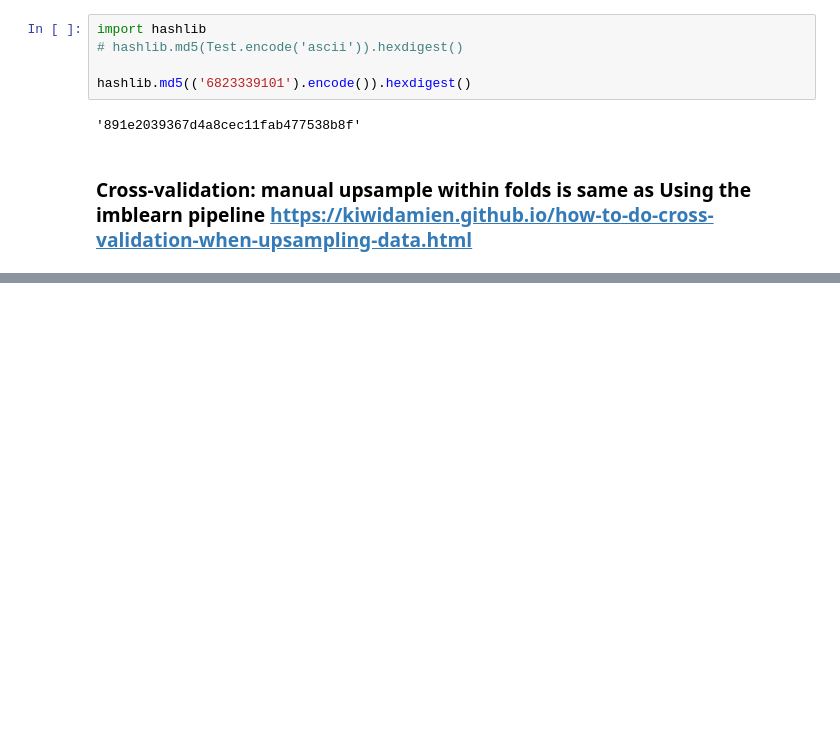
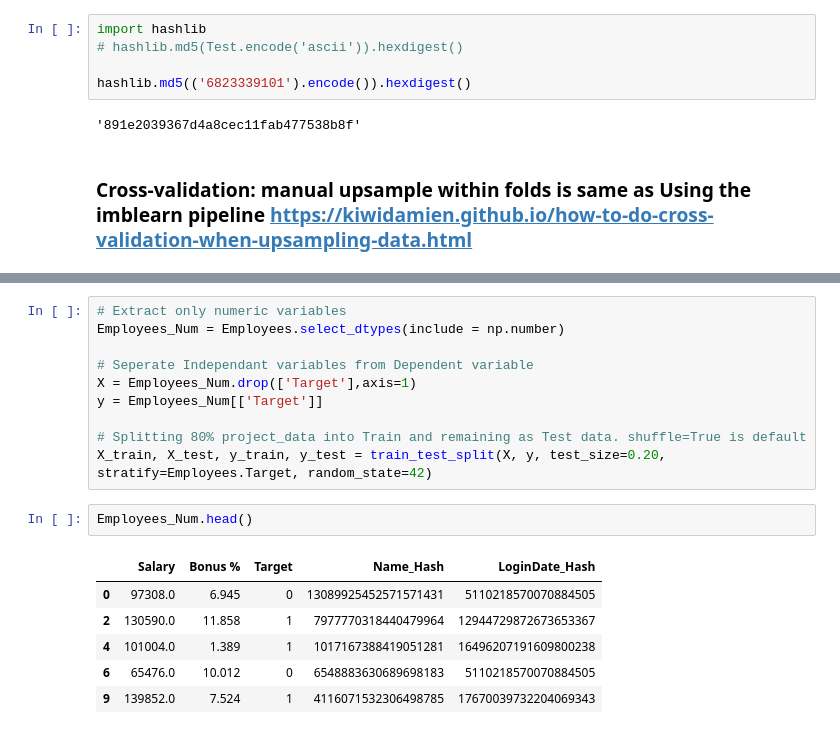
Before and after one commit to sandhyaparna/Python-DataScience-CookBook, a Jupyter notebook: Modeling/SplittingData.ipynb, the cells around one changed output, grey strips where cells are left out. Cells and saved outputs as stored; diff of their text form; blank space fills up the shorter version.

```diff
--- a/Modeling/SplittingData.ipynb
+++ b/Modeling/SplittingData.ipynb
@@ -166,0 +175,19 @@ hashlib.md5(('6823339101').encode()).hexdigest()
+# %%
+# Extract only numeric variables
+Employees_Num = Employees.select_dtypes(include = np.number)
+
+# Seperate Independant variables from Dependent variable
+X = Employees_Num.drop(['Target'],axis=1)
+y = Employees_Num[['Target']]
+
+# Splitting 80% project_data into Train and remaining as Test data. shuffle=True is default
+X_train, X_test, y_train, y_test = train_test_split(X, y, test_size=0.20, stratify=Employees.Target, random_state=42)
+# %%
+Employees_Num.head()
+# %% [output]
+|  | Salary | Bonus % | Target | Name_Hash | LoginDate_Hash |
+| 0 | 97308.0 | 6.945 | 0 | 13089925452571571431 | 5110218570070884505 |
+| 2 | 130590.0 | 11.858 | 1 | 7977770318440479964 | 12944729872673653367 |
+| 4 | 101004.0 | 1.389 | 1 | 1017167388419051281 | 16496207191609800238 |
+| 6 | 65476.0 | 10.012 | 0 | 6548883630689698183 | 5110218570070884505 |
+| 9 | 139852.0 | 7.524 | 1 | 4116071532306498785 | 17670039732204069343 |
```
Also changed, not shown: parts of 6 cells of this notebook.
